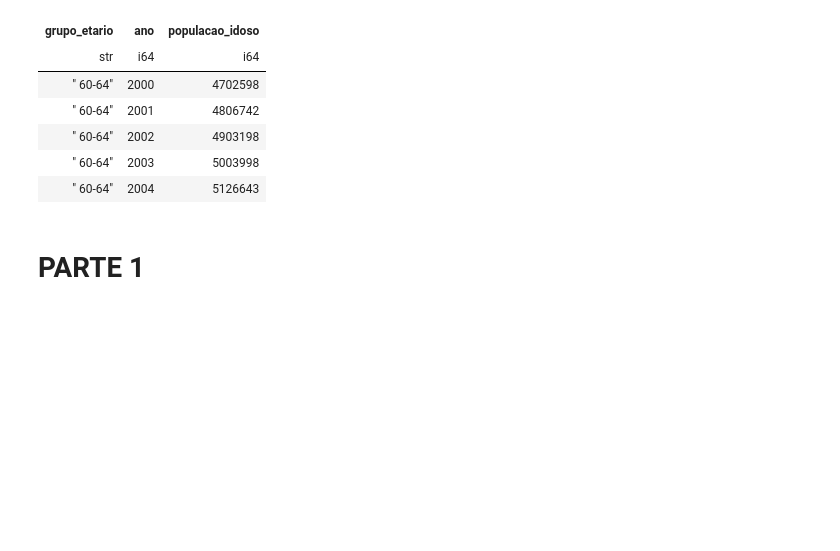
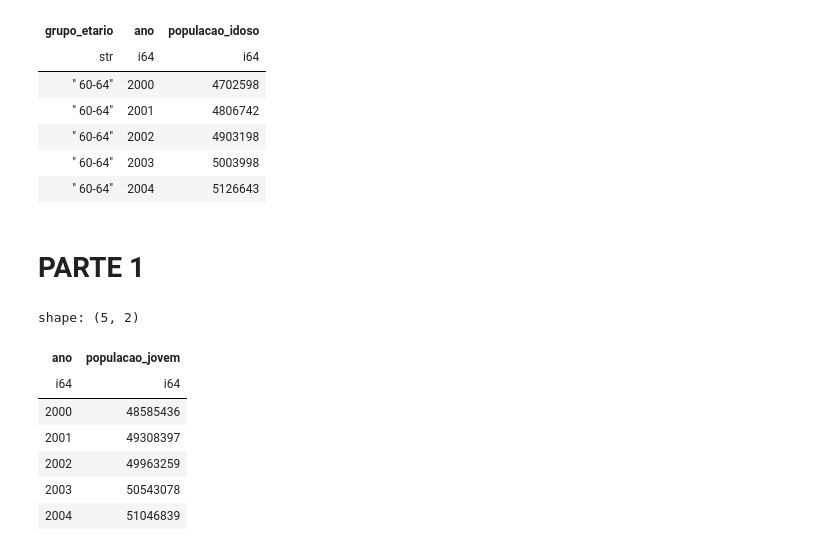
Before and after one commit to LazaroDamasceno/Analise-Dados-com-Python, a Jupyter notebook: ibge/projecao_populacao/projecao_populacao_jovem_idosa.ipynb, the cells around one changed output. Saved outputs shown, nothing was run; the diff lists cells and outputs as text; code cells hidden in the pictures; blank space fills up the shorter version.

```diff
--- a/ibge/projecao_populacao/projecao_populacao_jovem_idosa.ipynb
+++ b/ibge/projecao_populacao/projecao_populacao_jovem_idosa.ipynb
@@ -122,3 +122,18 @@ shape: (5, 3)
 | " 60-64" | 2004 | 5126643 |
 # %% [markdown]
 # PARTE 1
+# %%
+df_01_jovem = df_base_jovem_sorted.group_by('ano').agg(
+    pl.col('populacao_jovem').sum()
+).sort('ano', descending=False)
+
+df_01_jovem.head()
+# %% [output]
+shape: (5, 2)
+| ano | populacao_jovem |
+| i64 | i64 |
+| 2000 | 48585436 |
+| 2001 | 49308397 |
+| 2002 | 49963259 |
+| 2003 | 50543078 |
+| 2004 | 51046839 |
```
Also changed, not shown: parts of 8 cells of this notebook, 1 other file.
